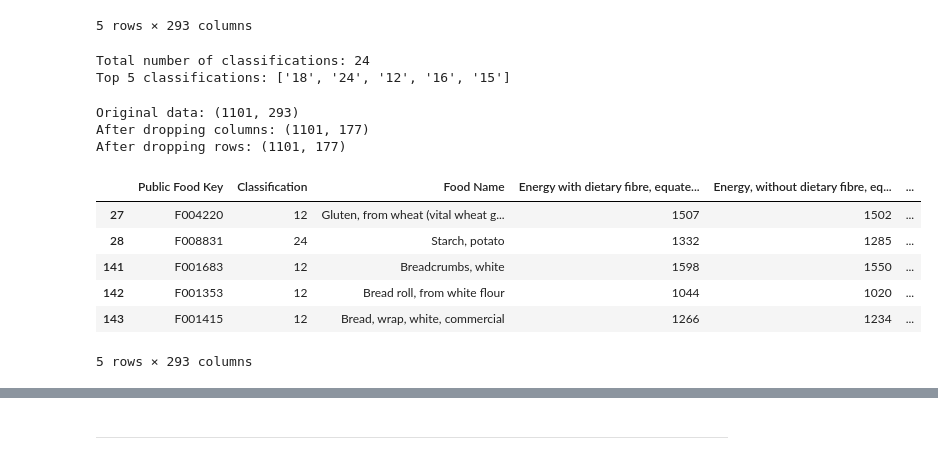
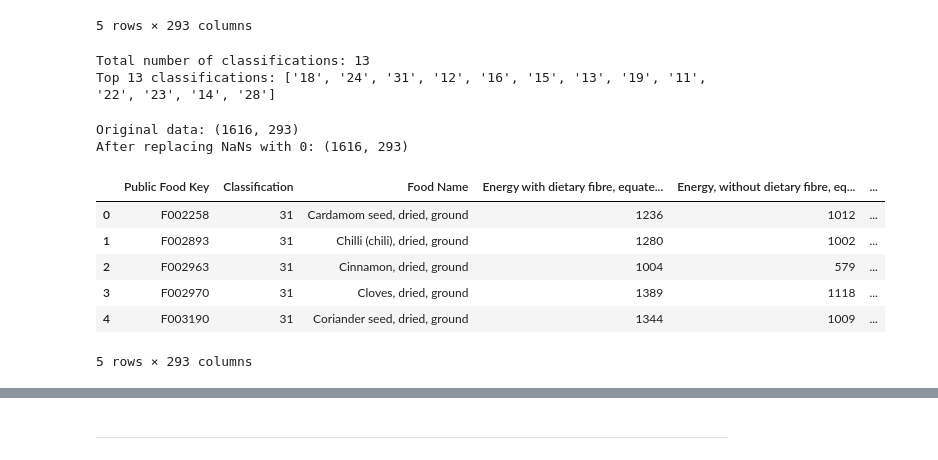
Before and after one commit to d4vidsha/food-groups-classification-model, a Jupyter notebook: src/preprocessing.ipynb, the cells around one changed output, grey strips where cells are left out. Drawn from its saved outputs; the diff is of its cells as text; code cells hidden in the pictures.

```diff
--- a/src/mutual-information.ipynb
+++ b/src/preprocessing.ipynb
@@ -26,50 +26,65 @@ data.head()
 # %%
 # convert classification to food group defined as taking the slice of the string for first 3 characters
 data['Classification'] = data['Classification'].astype(str).str.slice(0, 2)
+
+food_groups_to_replace_as_misc = [
+    '32',
+    '30',
+    'na',
+    '34',
+    '21',
+    '26',
+    '17',
+    '27',
+    '25',
+    '29',
+    '20'
+]
+# replace row values in the classification column with the misc food group "31"
+data['Classification'] = data['Classification'].replace(food_groups_to_replace_as_misc, '31')
 
 # print the total number of classifications
 print('Total number of classifications: ' + str(len(data['Classification'].unique())))
 
 # count the number of each classification and take the top x
-top_x = 5
-top_x_classifications = data['Classification'].value_counts().head(top_x).index.tolist()
-print('Top ' + str(top_x) + ' classifications: ' + str(top_x_classifications))
+TOP_X = 24
+top_x_classifications = data['Classification'].value_counts().head(TOP_X).index.tolist()
+print('Top ' + str(min(TOP_X, len(data['Classification'].unique()))) + ' classifications: ' + str(top_x_classifications))
 
 # filter the data to only include the top x classifications
 data = data[data['Classification'].isin(top_x_classifications)]
 # %% [output]
-Total number of classifications: 24
-Top 5 classifications: ['18', '24', '12', '16', '15']
+Total number of classifications: 13
+Top 13 classifications: ['18', '24', '31', '12', '16', '15', '13', '19', '11', '22', '23', '14', '28']
 # %%
 # deal with NaN values
 
-# drop columns with x many NaN values
-x = data.shape[0] * 0.1
-data_without_nans = data.dropna(axis=1, thresh=x)
+# # drop columns with x many NaN values
+# x = data.shape[0] * 0.1
+# data_without_nans = data.dropna(axis=1, thresh=x)
 
 # print shapes of data
 print(f"Original data: {data.shape}")
-print(f"After dropping columns: {data_without_nans.shape}")
+# print(f"After dropping columns: {data_without_nans.shape}")
 
-# # drop rows with NaN values
-# data_without_nans = data_without_nans.dropna(axis=0)
+# # # drop rows with NaN values
+# # data_without_nans = data_without_nans.dropna(axis=0)
 
-# print shapes of data
-print(f"After dropping rows: {data_without_nans.shape}")
+# # print shapes of data
+# print(f"After dropping rows: {data_without_nans.shape}")
 
 # replace NaN values with 0
 data_without_nans = data.fillna(0)
-
+print(f"After replacing NaNs with 0: {data_without_nans.shape}")
 data_without_nans.head()
 # %% [output]
-Original data: (1101, 293)
-After dropping columns: (1101, 177)
-After dropping rows: (1101, 177)
+Original data: (1616, 293)
+After replacing NaNs with 0: (1616, 293)
 |  | Public Food Key | Classification | Food Name | Energy with dietary fibre, equate... | Energy, without dietary fibre, eq... | ... |
-| 27 | F004220 | 12 | Gluten, from wheat (vital wheat g... | 1507 | 1502 | ... |
-| 28 | F008831 | 24 | Starch, potato | 1332 | 1285 | ... |
-| 141 | F001683 | 12 | Breadcrumbs, white | 1598 | 1550 | ... |
-| 142 | F001353 | 12 | Bread roll, from white flour | 1044 | 1020 | ... |
-| 143 | F001415 | 12 | Bread, wrap, white, commercial | 1266 | 1234 | ... |
+| 0 | F002258 | 31 | Cardamom seed, dried, ground | 1236 | 1012 | ... |
+| 1 | F002893 | 31 | Chilli (chili), dried, ground | 1280 | 1002 | ... |
+| 2 | F002963 | 31 | Cinnamon, dried, ground | 1004 | 579 | ... |
+| 3 | F002970 | 31 | Cloves, dried, ground | 1389 | 1118 | ... |
+| 4 | F003190 | 31 | Coriander seed, dried, ground | 1344 | 1009 | ... |
 5 rows × 293 columns
 # %%
```
Also changed, not shown: parts of 3 cells of this notebook, 4 other files.
